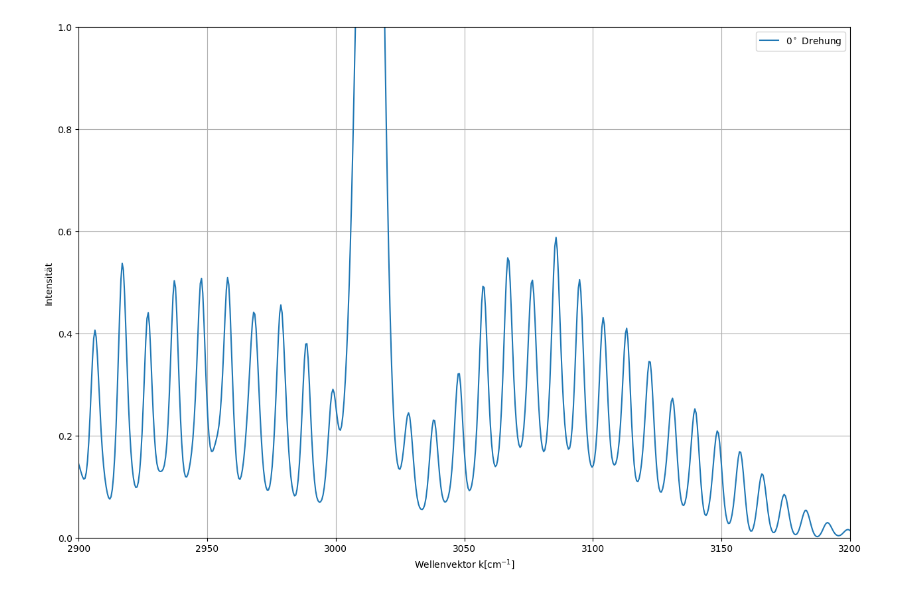
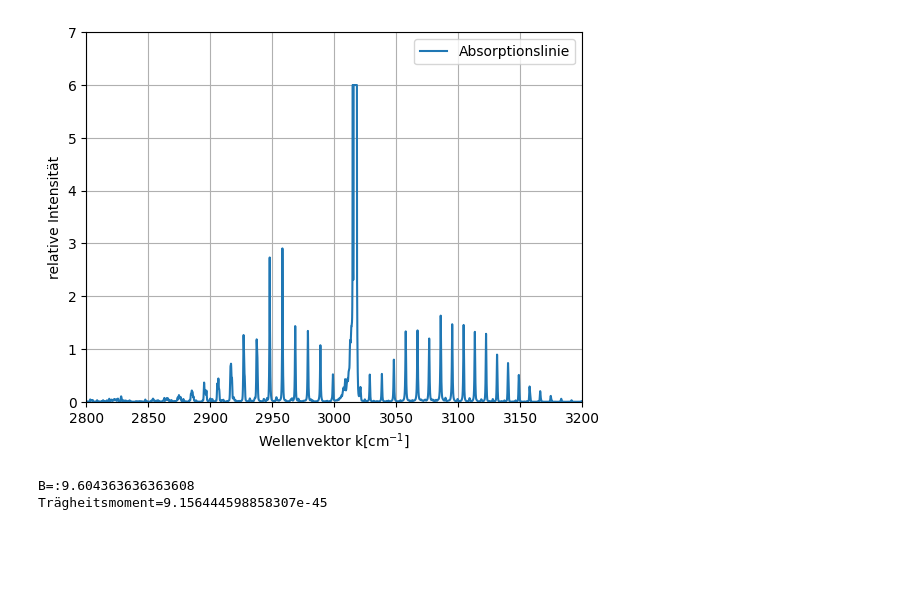
Before and after one commit to iLoveeMilkaa/M1-Lab, a Jupyter notebook: Aufgabe 4.ipynb, the cells around one changed output. Saved outputs shown, nothing was run; the diff lists cells and outputs as text; code cells hidden in the pictures; blank space fills up the shorter version.

```diff
--- a/Aufgabe 4.ipynb
+++ b/Aufgabe 4.ipynb
@@ -14,15 +14,40 @@ salt_pvdf_trfe_a4_apm = np.genfromtxt((conv(x) for x in open("A4 Festkörper/sal
 # %%
-plt.figure(figsize = [15,10])
-plt.plot(methan1_std_A4 [:,0],(methan1_std_A4 [:,1]) ,label= r"0$^\circ$ Drehung")
-#plt.plot(methan_A05_2ndtry [:,0],(methan_A05_2ndtry[:,1]) ,label= r"0$^\circ$ Drehung")
-
+#plt.figure(figsize = [15,10])
+#plt.plot(methan1_std_A4 [:,0],(methan1_std_A4 [:,1]) ,label= r"Absorptionslinie")
+plt.plot(methan_A05_2ndtry [:,0],(methan_A05_2ndtry[:,1]) ,label= r"Absorptionslinie")
+plt.axis([2800,3200,0,7])
+plt.xlabel(r"Wellenvektor k$ [\mathrm{cm}^{-1}]$")
+plt.ylabel("relative Intensität")
+plt.legend(loc = 0)
 plt.grid(True)
-
-plt.ylabel("Intensität")
-plt.legend(loc = 0)
-#plt.xlim(2945,2960)
-plt.axis([2900,3200,0,1])
-plt.xlabel(r"Wellenvektor k$[\mathrm{cm}^{-1}]$")
-plt.show()
+plt.savefig("plots/methanfull.pdf")
 # %% [output]
-[figure, old version]
+[figure, new version]
+# %%
+peaks = sig.find_peaks(methan_A05_2ndtry[:,1],height=1,distance=75, threshold=0.005)
+peakpos = peaks[0]
+peakheight = peaks[1]['peak_heights']
+#print(peaklist)
+d=[]
+d.append(methan_A05_2ndtry[36592 ,0] - methan_A05_2ndtry[36422 ,0])
+d.append(methan_A05_2ndtry[36763  ,0] - methan_A05_2ndtry[36592 ,0])
+d.append(methan_A05_2ndtry[36933  ,0] - methan_A05_2ndtry[36763  ,0])
+d.append(methan_A05_2ndtry[37100  ,0] - methan_A05_2ndtry[36933  ,0])
+d.append(methan_A05_2ndtry[38400,0] - methan_A05_2ndtry[38242,0])
+d.append(methan_A05_2ndtry[38556,0] - methan_A05_2ndtry[38400,0])
+d.append(methan_A05_2ndtry[38710,0] - methan_A05_2ndtry[38556,0])
+d.append(methan_A05_2ndtry[38864,0] - methan_A05_2ndtry[38710,0])
+d.append(methan_A05_2ndtry[39017,0] - methan_A05_2ndtry[38864,0])
+d.append(methan_A05_2ndtry[39167,0] - methan_A05_2ndtry[39017,0])
+d.append(methan_A05_2ndtry[39317,0] - methan_A05_2ndtry[39167,0])
+B = sum(d)/len(d)
+print("B=:"+str(B))
+
+planck = 6.62607015*10**(-34)
+sol = 299792458
+
+thet = planck/(8*np.pi*B*sol)
+print("Trägheitsmoment="+str(thet))
+# %% [output]
+B=:9.604363636363608
+Trägheitsmoment=9.156444598858307e-45
```
Also changed, not shown: parts of 3 cells of this notebook, 7 other files.
